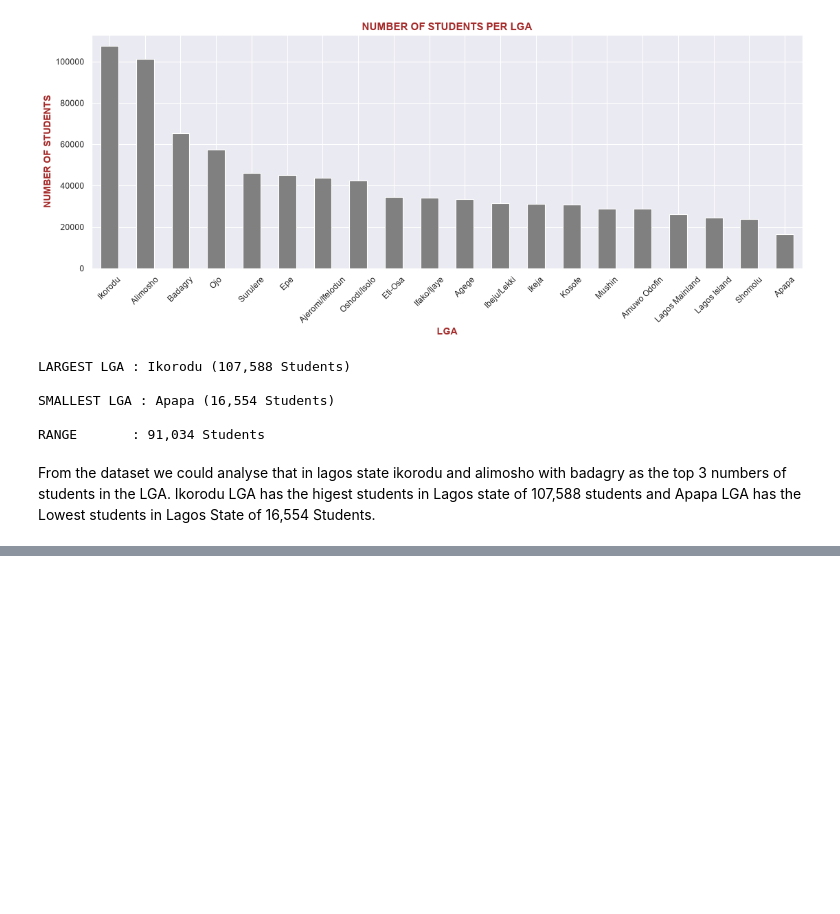
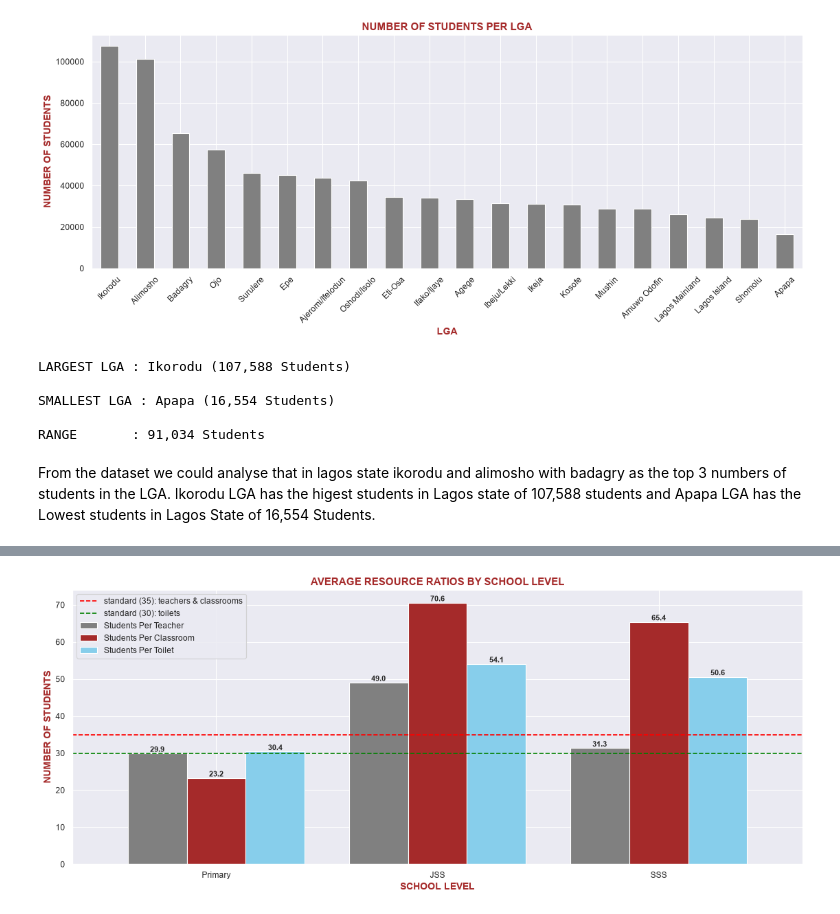
Before and after one commit to ENNILOIS/Education_Resources_Gap_Intelligence, a Jupyter notebook: EDA.ipynb, the cells around one changed output, grey strips where cells are left out. Cells and saved outputs as stored; diff of their text form; code cells hidden in the pictures; blank space fills up the shorter version.

```diff
--- a/EDA.ipynb
+++ b/EDA.ipynb
@@ -215,0 +384,27 @@ ax.set_ylabel("STUDENTS PER CLASSROOM", )
+# %%
+# WHICH SCHOOL LEVEL SUFFERS MOST?
+# WHAT TO LOOKS AT - Average ratios for Primary, JSS, SSS
+
+School_Level = rank_df.groupby('Level')[["Learner_Teacher_Ratio", "Learner_Classroom_Ratio", "Learner_Toilet_Ratio"]].mean()
+School_Level = School_Level.loc[["Primary", "JSS", "SSS"]]
+School_Level.columns = ["Students Per Teacher", "Students Per Classroom", "Students Per Toilet"]
+
+fig, ax = plt.subplots(figsize=(14,6))
+School_Level.plot(kind="bar", color=["grey", "brown", "skyblue"], width=0.8, ax=ax)
+
+for containers in ax.containers:
+    ax.bar_label(containers, fmt="%.1f", fontsize=10, fontweight="bold")
+
+ax.axhline(35, color="red", linestyle="--", label="standard (35): teachers & classrooms")
+ax.axhline(30, color="green", linestyle="--", label="standard (30): toilets")
+
+ax.set_title("AVERAGE RESOURCE RATIOS BY SCHOOL LEVEL", fontsize=13, fontweight="bold", color="brown")
+ax.set_xlabel("SCHOOL LEVEL", fontweight="bold", color="brown")
+ax.set_ylabel("NUMBER OF STUDENTS", fontweight="bold", color="brown")
+ax.tick_params(axis="x", rotation=0)
+ax.legend()
+
+plt.tight_layout()
+plt.show()
+# %% [output]
+[figure, added]
```
Also changed, not shown: parts of 20 cells of this notebook, 1 other file.
